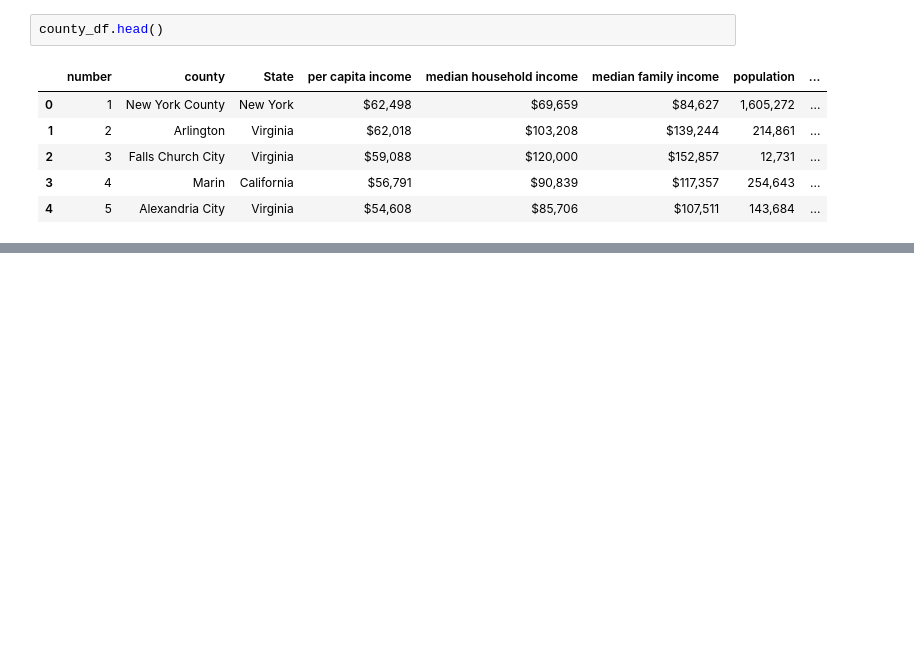
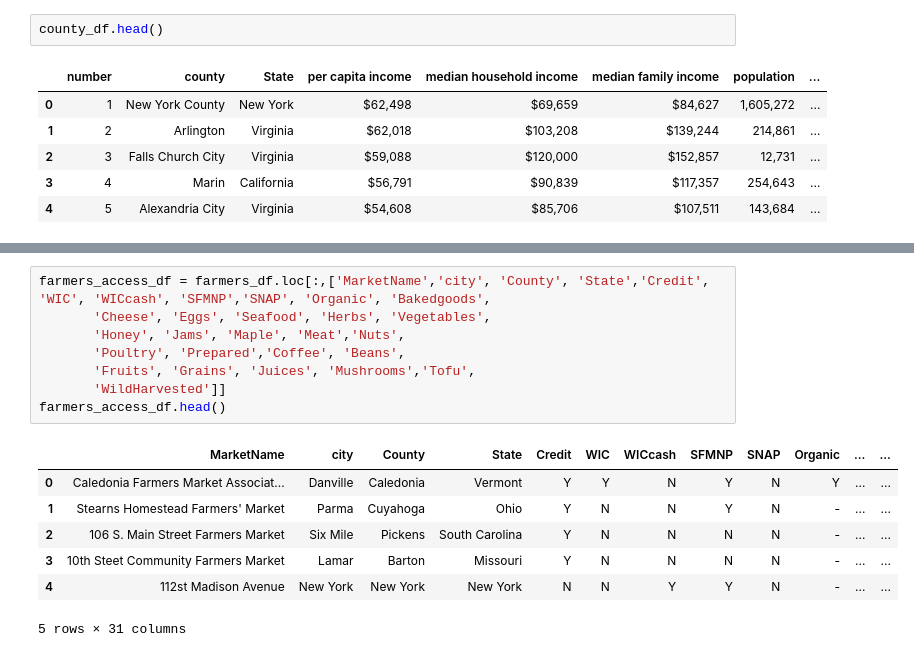
Before and after one commit to priyamittal96/project_1, a Jupyter notebook: Priya.ipynb, the cells around one changed output, grey strips where cells are left out. Saved outputs shown, nothing was run; the diff lists cells and outputs as text; blank space fills up the shorter version.

```diff
--- a/Priya.ipynb
+++ b/Priya.ipynb
@@ -54,0 +69,16 @@ county_df.head()
+# %%
+farmers_access_df = farmers_df.loc[:,['MarketName','city', 'County', 'State','Credit', 'WIC', 'WICcash', 'SFMNP','SNAP', 'Organic', 'Bakedgoods',
+       'Cheese', 'Eggs', 'Seafood', 'Herbs', 'Vegetables',
+       'Honey', 'Jams', 'Maple', 'Meat','Nuts',
+       'Poultry', 'Prepared','Coffee', 'Beans',
+       'Fruits', 'Grains', 'Juices', 'Mushrooms','Tofu',
+       'WildHarvested']]
+farmers_access_df.head()
+# %% [output]
+|  | MarketName | city | County | State | Credit | WIC | WICcash | SFMNP | SNAP | Organic | ... | ... |
+| 0 | Caledonia Farmers Market Associat... | Danville | Caledonia | Vermont | Y | Y | N | Y | N | Y | ... | ... |
+| 1 | Stearns Homestead Farmers' Market | Parma | Cuyahoga | Ohio | Y | N | N | Y | N | - | ... | ... |
+| 2 | 106 S. Main Street Farmers Market | Six Mile | Pickens | South Carolina | Y | N | N | N | N | - | ... | ... |
+| 3 | 10th Steet Community Farmers Market | Lamar | Barton | Missouri | Y | N | N | N | N | - | ... | ... |
+| 4 | 112st Madison Avenue | New York | New York | New York | N | N | Y | Y | N | - | ... | ... |
+5 rows × 31 columns
```
Also changed, not shown: parts of 3 cells of this notebook.
